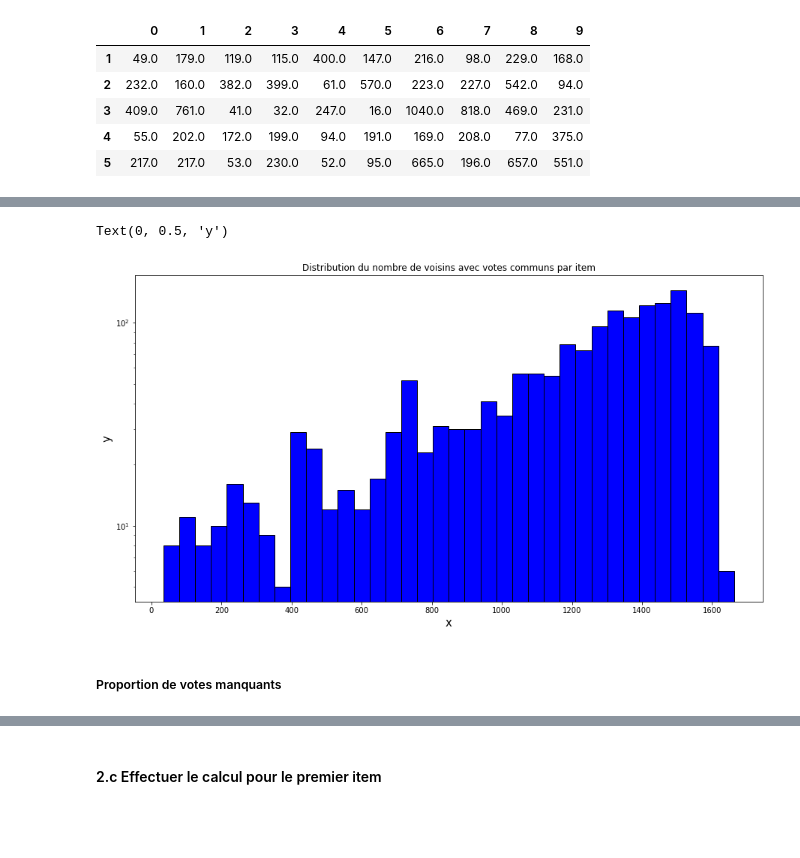
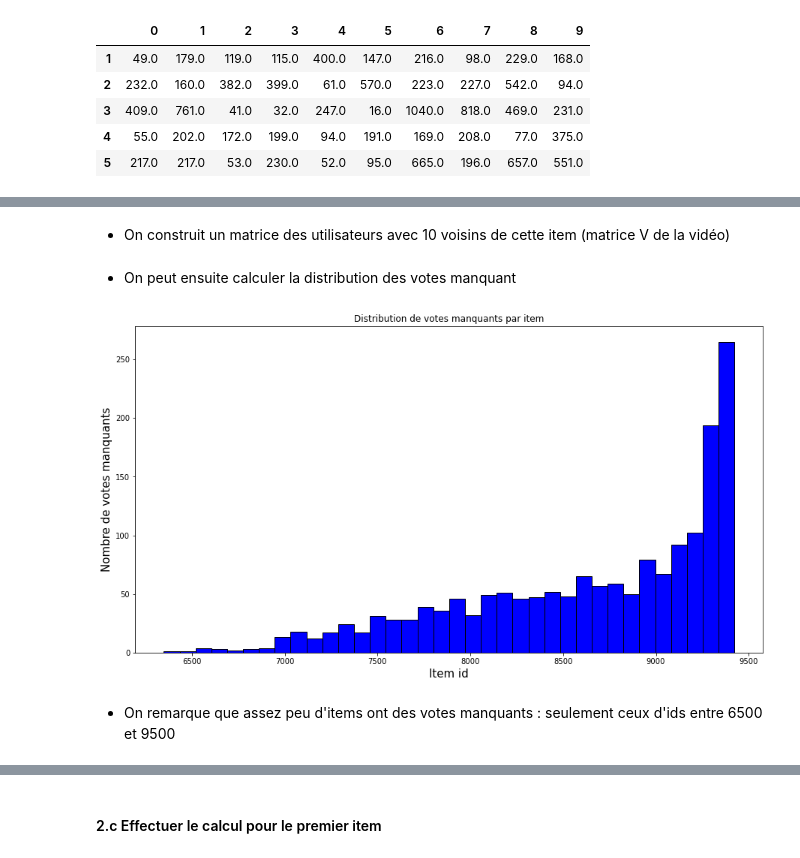
Before and after one commit to clementbernardd/LOG6308, a Jupyter notebook: TP1_groupe7.ipynb, the cells around one changed output, grey strips where cells are left out. Cells and saved outputs as stored; diff of their text form; code cells hidden in the pictures; blank space fills up the shorter version.

```diff
--- a/TP1_groupe7.ipynb
+++ b/TP1_groupe7.ipynb
@@ -399,13 +370,67 @@ Length: 1682, dtype: int64
+# %%
+def centre_df(user_item):
+    """
+    Create a df with centered votes of user_item
+    """
+    user_item_centred = user_item.add(-user_item.mean())
+
+    return user_item_centred
+# %%
+user_item_centred = centre_df(user_item)
+# %% [markdown]
+- On construit un matrice des utilisateurs avec 10 voisins de cette item (matrice V de la vidéo)
+# %%
+def build_users_items_neigh_mtx(df_10_index_i,user_item):
+    """
+    builds an item votes matrix of users with 10 neighbors of this item (V in the video)
+    """
+    df_10_votes = pd.DataFrame(np.zeros((N_USERS, 10)), index = range(1,N_USERS+1))
+
+    #loop over 10 neighbors indexes of the actual item "i"
+    for index, value in df_10_index_i.items():
+        #fill df with the votes associated to these 10 neighbors
+        df_10_votes[index] = user_item[int(value)]
+
+    return df_10_votes
+# %% [markdown]
+- On peut ensuite calculer la distribution des votes manquant
+# %%
+def return_missed_votes_distribution(df_10_index, user_item_centred, df_10_neighbors_sim):
+    '''
+    return missed votes per item distribution
+    '''
+    plt.figure(figsize=(15,8))
+    missed_votes_distribution = []
+    for item in range(1,N_ITEMS):
+        #To return a (943,10) df with votes from user_item matrix from the original user_item df
+        df_10_votes = build_users_items_neigh_mtx(df_10_index.loc[item],user_item_centred)
+        missed_votes_distribution.append(df_10_votes.isna().sum().sum())
+
+    plt.hist(missed_votes_distribution, color = 'blue', edgecolor = 'black', bins = int(180/5), log=False)
+    # Add labels
+    plt.title('Distribution de votes manquants par item')
+    plt.xlabel('Item id',fontsize=15)
+    plt.ylabel('Nombre de votes manquants',fontsize=15)
+
+    return missed_votes_distribution
+# %%
+missed_votes_distribution = return_missed_votes_distribution(df_10_index, user_item_centred, df_10_neighbors_sim)
+# %% [output]
+[figure, added]
+# %% [markdown]
+- On remarque que assez peu d'items ont des votes manquants : seulement ceux d'ids entre 6500 et 9500
 # %%
-# !!!!!!!!!!!! le diagramme n'est pas bon
-plt.figure(figsize=(15,8))
-plt.hist(neigh_with_com_votes, color = 'blue', edgecolor = 'black', bins = int(180/5), log=True)
-# Add labels
-plt.title('Distribution du nombre de voisins avec votes communs par item')
-plt.xlabel('x',fontsize=15)
-plt.ylabel('y',fontsize=15)
+def return_common_votes_distribution(missed_votes_distribution):
+    '''
+    return neighbors with common votes per item distribution
+    '''
+    plt.figure(figsize=(15,8))
+    common_votes_distribution = [(N_USERS*10 - n_miss_votes) for n_miss_votes in missed_votes_distribution]
+
+    plt.hist(common_votes_distribution, color = 'blue', edgecolor = 'black', bins = int(180/5), log=False)
+    # Add labels
+    plt.title('Distribution du nombre de voisins avec votes communs par item')
+    plt.xlabel('Item id',fontsize=15)
+    plt.ylabel('Nombre de voisins avec votes communs',fontsize=15)
+
+    return common_votes_distribution
-# %% [output]
-Text(0, 0.5, 'y')
-[figure, removed]
-# %% [markdown]
-##### Proportion de votes manquants
```
Also changed, not shown: parts of 53 cells of this notebook.
